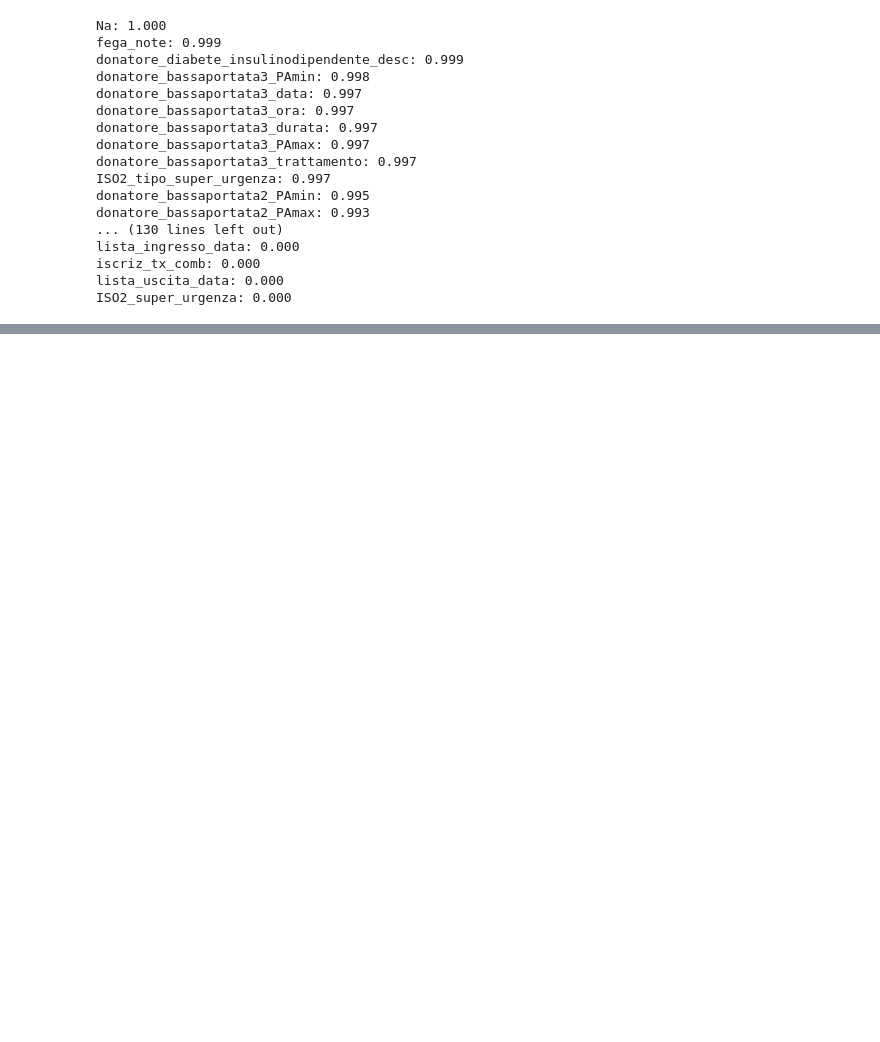
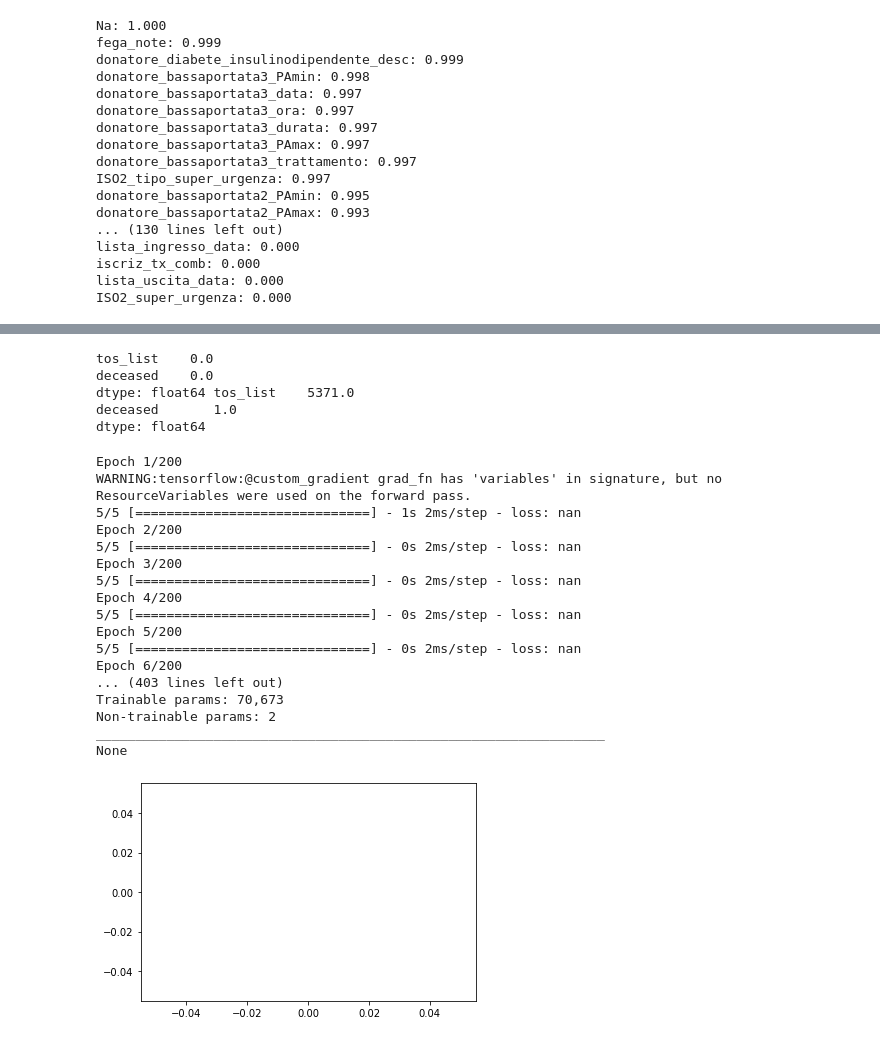
Before and after one commit to LIA-UniBo/Liver_transplant, a Jupyter notebook: end_to_end_nb_model.ipynb, the cells around one changed output, grey strips where cells are left out. Saved outputs shown, nothing was run; the diff lists cells and outputs as text; code cells hidden in the pictures; blank space fills up the shorter version.

Commit message:
added probabilistic model

```diff
--- a/end_to_end_nb_model.ipynb
+++ b/end_to_end_nb_model.ipynb
@@ -137,0 +165,38 @@ df.head(50)
+# %%
+X = df_list.drop(['tos_list', 'deceased'], axis=1)
+y = df_list[['tos_list', 'deceased']]
+X_train, X_test, y_train, y_test = train_test_split(X, y, test_size=0.33, random_state=42)
+
+print(y_train.min(), y_train.max())
+# %% [output]
+tos_list    0.0
+deceased    0.0
+dtype: float64 tos_list    5371.0
+deceased       1.0
+dtype: float64
+# %%
+model = SurvivalNN(len(X.iloc[0]), hidden=[256, 256])
+model.compile(optimizer='Adam')
+history = model.fit(X_train.astype('float32'), y_train.astype('float32'), batch_size=128, epochs=200, verbose=1)
+print(model.summary())
+plt.plot(history.history['loss'])
+plt.show()
+# %% [output]
+Epoch 1/200
+WARNING:tensorflow:@custom_gradient grad_fn has 'variables' in signature, but no ResourceVariables were used on the forward pass.
+5/5 [==============================] - 1s 2ms/step - loss: nan
+Epoch 2/200
+5/5 [==============================] - 0s 2ms/step - loss: nan
+Epoch 3/200
+5/5 [==============================] - 0s 2ms/step - loss: nan
+Epoch 4/200
+5/5 [==============================] - 0s 2ms/step - loss: nan
+Epoch 5/200
+5/5 [==============================] - 0s 2ms/step - loss: nan
+Epoch 6/200
+... (403 lines left out)
+Trainable params: 70,673
+Non-trainable params: 2
+_________________________________________________________________
+None
+[figure, added]
```
Also changed, not shown: parts of 17 cells of this notebook, 2 other files.
